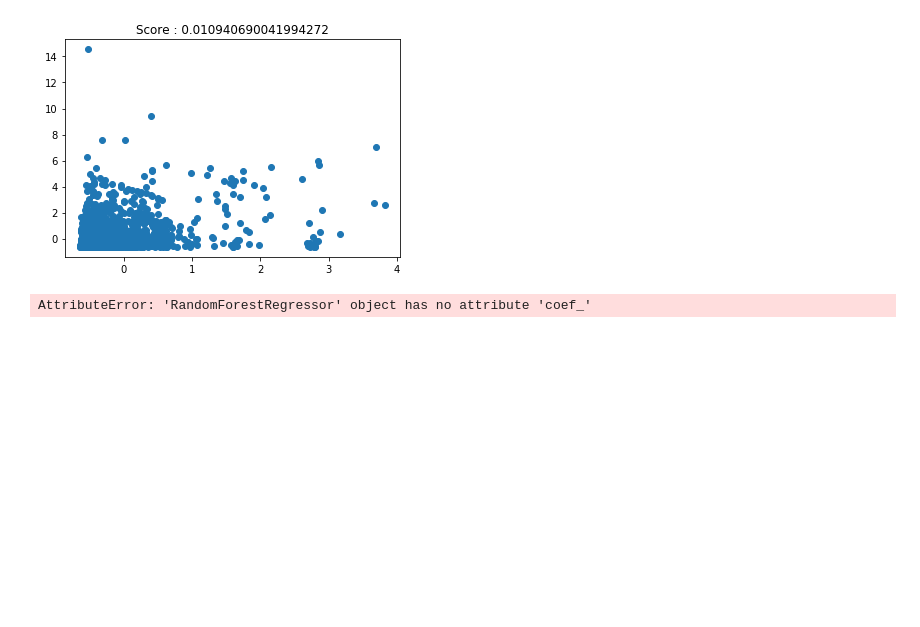
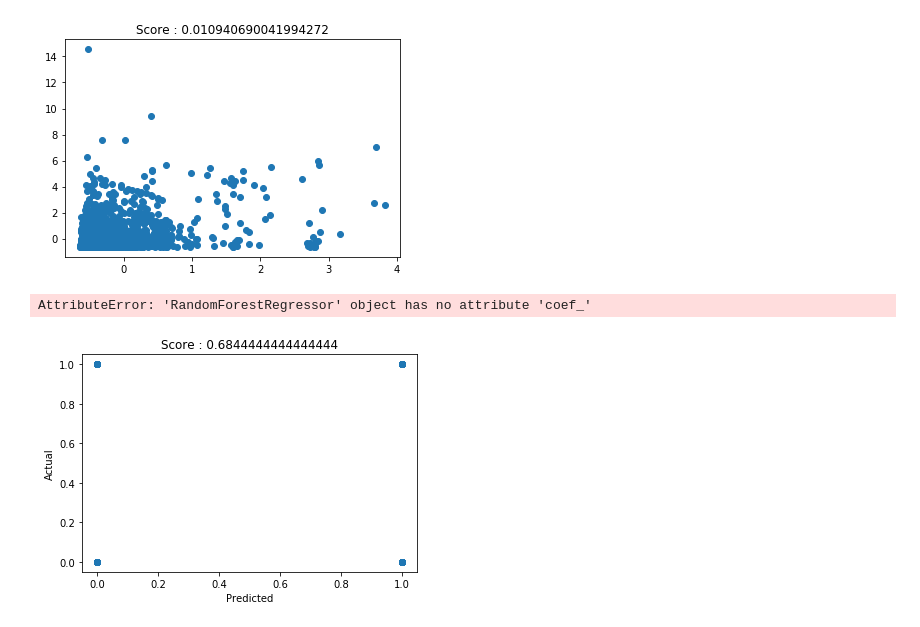
Before and after one commit to sarthakkothari/DeconfoundingFilmPredictions, a Jupyter notebook: Regression.ipynb, the cells around one changed output. Drawn from its saved outputs; the diff is of its cells as text; code cells hidden in the pictures; blank space fills up the shorter version.

```diff
--- a/Regression.ipynb
+++ b/Regression.ipynb
@@ -96,3 +117,9 @@ coef_Y_Scaled = fitModel(X, Y_Scaled, model=RandomForestRegressor())
 # %% [output]
 [figure]
 AttributeError: 'RandomForestRegressor' object has no attribute 'coef_'
+# %%
+Y_Cat = np.where(Y.values > 100000000, 1, 0)
+# %%
+pred1, y1 = fitModel(X, Y_Cat, model=LogisticRegression(), cat=True)
+# %% [output]
+[figure, added]
```
Also changed, not shown: parts of 12 cells of this notebook, 1 other file.
